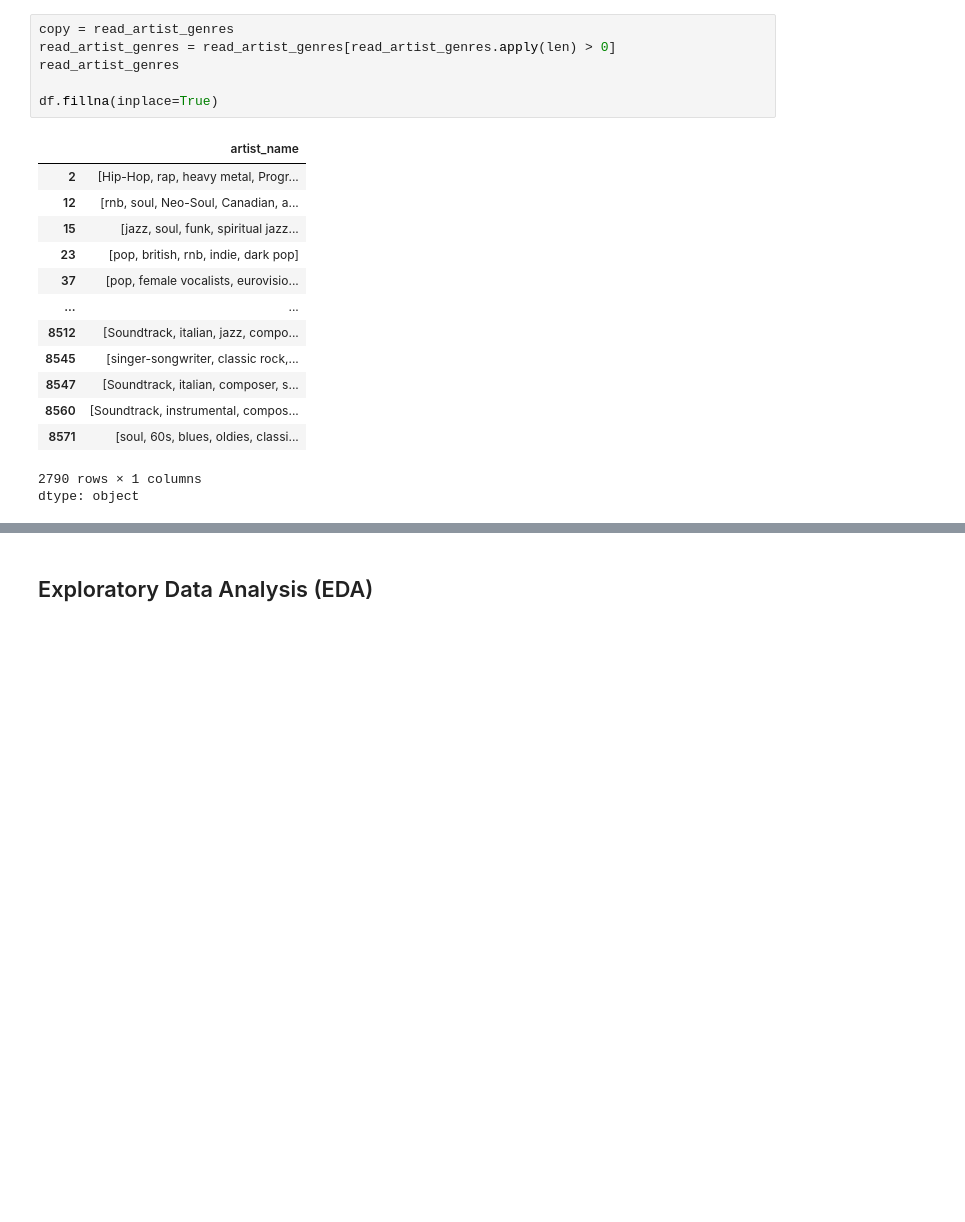
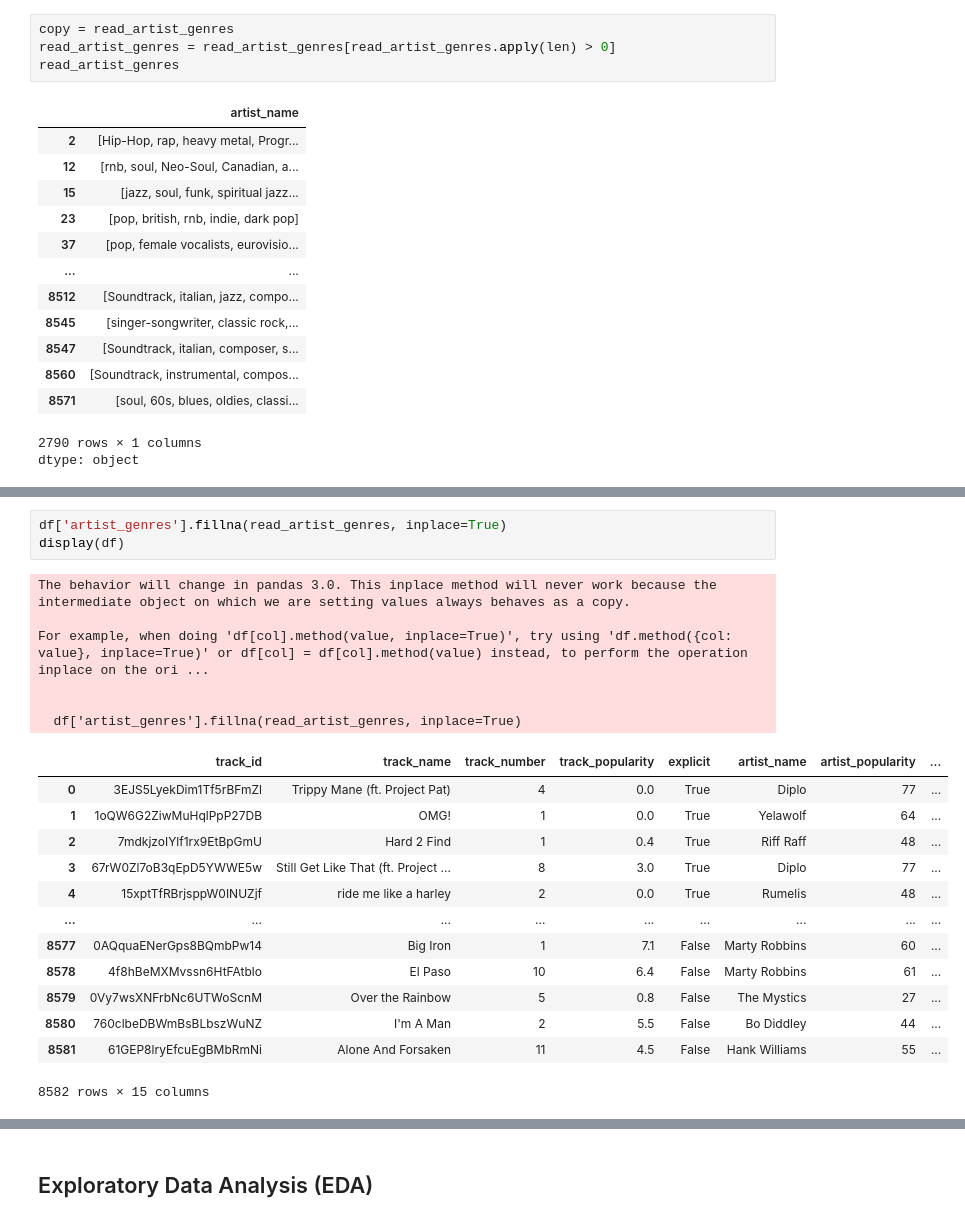
Before and after one commit to prokope/learning-data-science, a Jupyter notebook: eda.ipynb, the cells around one changed output, grey strips where cells are left out. Drawn from its saved outputs; the diff is of its cells as text; blank space fills up the shorter version.

Commit message:
data-handling: filling df NaNs with fillna()

```diff
--- a/eda.ipynb
+++ b/eda.ipynb
@@ -261,8 +259,6 @@ dtype: object
 copy = read_artist_genres
 read_artist_genres = read_artist_genres[read_artist_genres.apply(len) > 0]
 read_artist_genres
-
-df.fillna(inplace=True)
 # %% [output]
 |  | artist_name |
 | 2 | [Hip-Hop, rap, heavy metal, Progr... |
@@ -297,0 +277,23 @@ df.head(13)
+# %%
+df['artist_genres'].fillna(read_artist_genres, inplace=True)
+display(df)
+# %% [output]
+The behavior will change in pandas 3.0. This inplace method will never work because the intermediate object on which we are setting values always behaves as a copy.
+
+For example, when doing 'df[col].method(value, inplace=True)', try using 'df.method({col: value}, inplace=True)' or df[col] = df[col].method(value) instead, to perform the operation inplace on the ori ...
+
+
+  df['artist_genres'].fillna(read_artist_genres, inplace=True)
+|  | track_id | track_name | track_number | track_popularity | explicit | artist_name | artist_popularity | ... |
+| 0 | 3EJS5LyekDim1Tf5rBFmZl | Trippy Mane (ft. Project Pat) | 4 | 0.0 | True | Diplo | 77 | ... |
+| 1 | 1oQW6G2ZiwMuHqlPpP27DB | OMG! | 1 | 0.0 | True | Yelawolf | 64 | ... |
+| 2 | 7mdkjzoIYlf1rx9EtBpGmU | Hard 2 Find | 1 | 0.4 | True | Riff Raff | 48 | ... |
+| 3 | 67rW0Zl7oB3qEpD5YWWE5w | Still Get Like That (ft. Project ... | 8 | 3.0 | True | Diplo | 77 | ... |
+| 4 | 15xptTfRBrjsppW0INUZjf | ride me like a harley | 2 | 0.0 | True | Rumelis | 48 | ... |
+| ... | ... | ... | ... | ... | ... | ... | ... | ... |
+| 8577 | 0AQquaENerGps8BQmbPw14 | Big Iron | 1 | 7.1 | False | Marty Robbins | 60 | ... |
+| 8578 | 4f8hBeMXMvssn6HtFAtblo | El Paso | 10 | 6.4 | False | Marty Robbins | 61 | ... |
+| 8579 | 0Vy7wsXNFrbNc6UTWoScnM | Over the Rainbow | 5 | 0.8 | False | The Mystics | 27 | ... |
+| 8580 | 760clbeDBWmBsBLbszWuNZ | I'm A Man | 2 | 5.5 | False | Bo Diddley | 44 | ... |
+| 8581 | 61GEP8lryEfcuEgBMbRmNi | Alone And Forsaken | 11 | 4.5 | False | Hank Williams | 55 | ... |
+8582 rows × 15 columns
```
Also changed, not shown: parts of 3 cells of this notebook.
